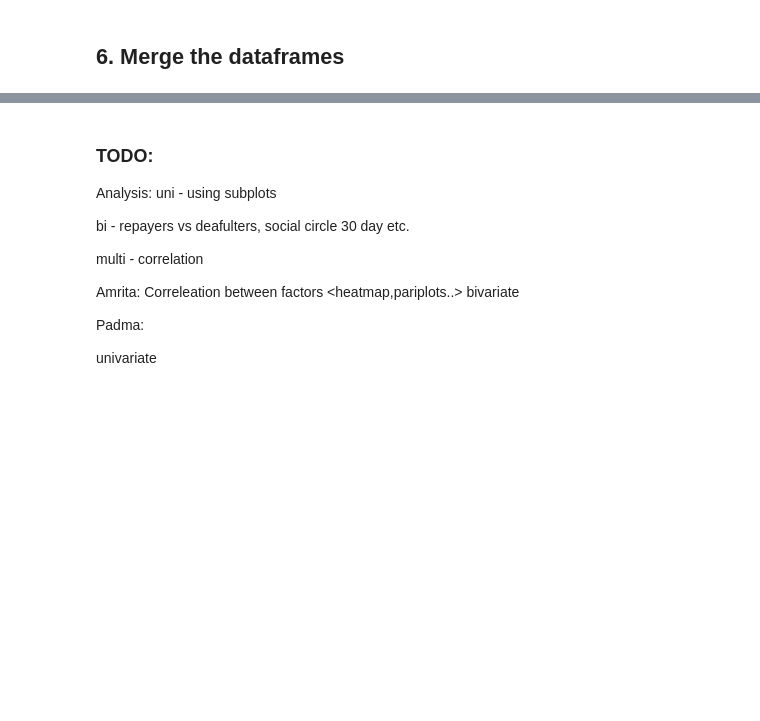
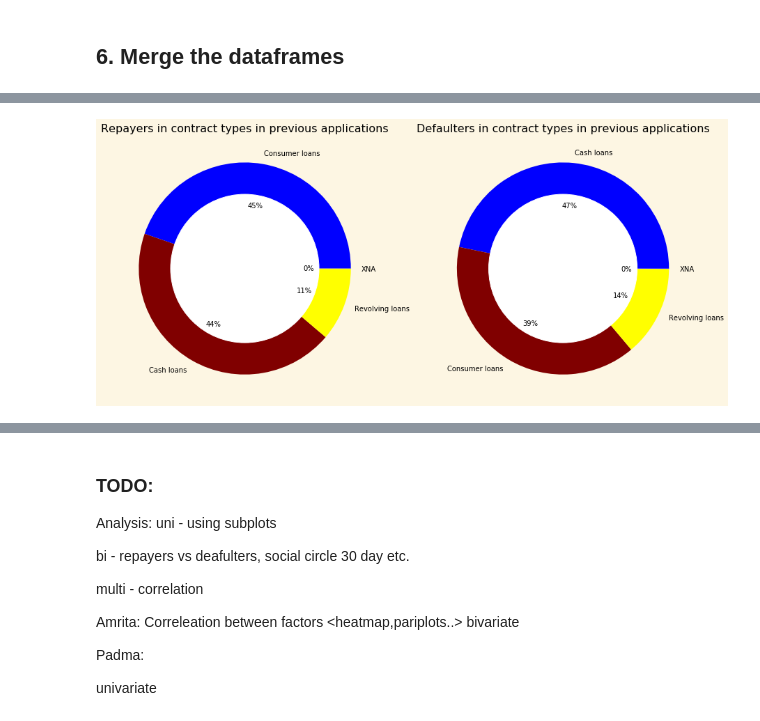
Before and after one commit to padma-it/DataScienceCaseStudies, a Jupyter notebook: Credit EDA/Credit_EDA_Case_Study_Padma.ipynb, the cells around one changed output, grey strips where cells are left out. Saved outputs shown, nothing was run; the diff lists cells and outputs as text; code cells hidden in the pictures; blank space fills up the shorter version.

```diff
--- a/Credit EDA/Credit_EDA_Case_Study_Padma.ipynb
+++ b/Credit EDA/Credit_EDA_Case_Study_Padma.ipynb
@@ -335,0 +384,19 @@ KeyboardInterrupt:
+# %%
+plt.figure(figsize=(15,8))
+plt.subplot(121)
+loan_process_df[loan_process_df['TARGET']==0]["NAME_CONTRACT_TYPE_PREVIOUS"].value_counts().plot.pie(autopct = "%1.0f%%",colors = ["blue","maroon","yellow"])
+                                                                        #wedgeprops={"linewidth":2,"edgecolor":"white"},shadow =True)
+circ = plt.Circle((0,0),.7,color="white")
+plt.gca().add_artist(circ)
+plt.ylabel("")
+plt.title("Repayers in contract types in previous applications")
+plt.subplot(122)
+loan_process_df[loan_process_df['TARGET']==1]["NAME_CONTRACT_TYPE_PREVIOUS"].value_counts().plot.pie(autopct = "%1.0f%%",colors = ["blue","maroon","yellow"])
+                                                                        #wedgeprops={"linewidth":2,"edgecolor":"white"},shadow =True)
+circ = plt.Circle((0,0),.7,color="white")
+plt.gca().add_artist(circ)
+plt.ylabel("")
+plt.title("Defaulters in contract types in previous applications")
+plt.show()
+# %% [output]
+[figure, added]
```
Also changed, not shown: parts of 72 cells of this notebook, 4 other files.
